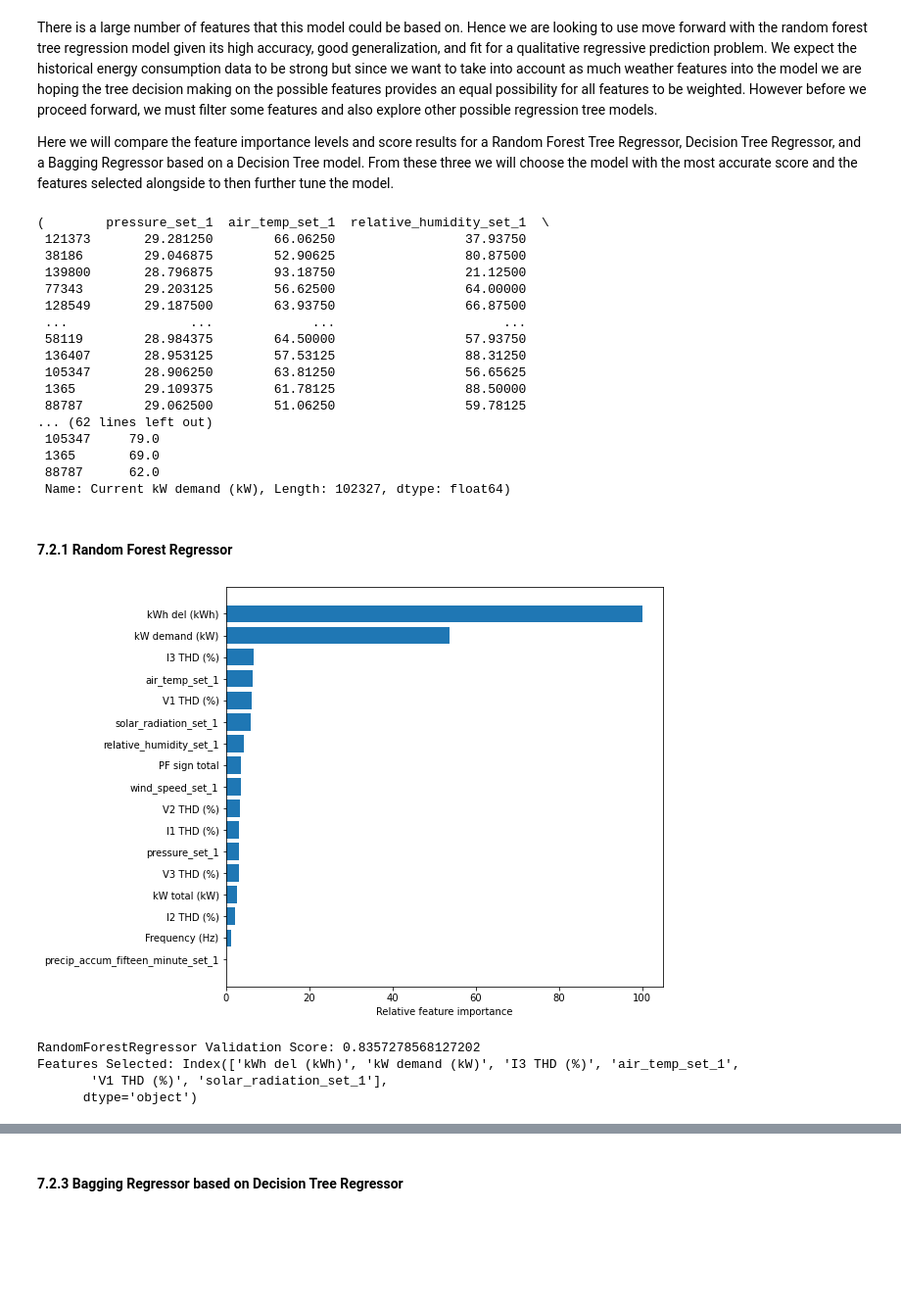
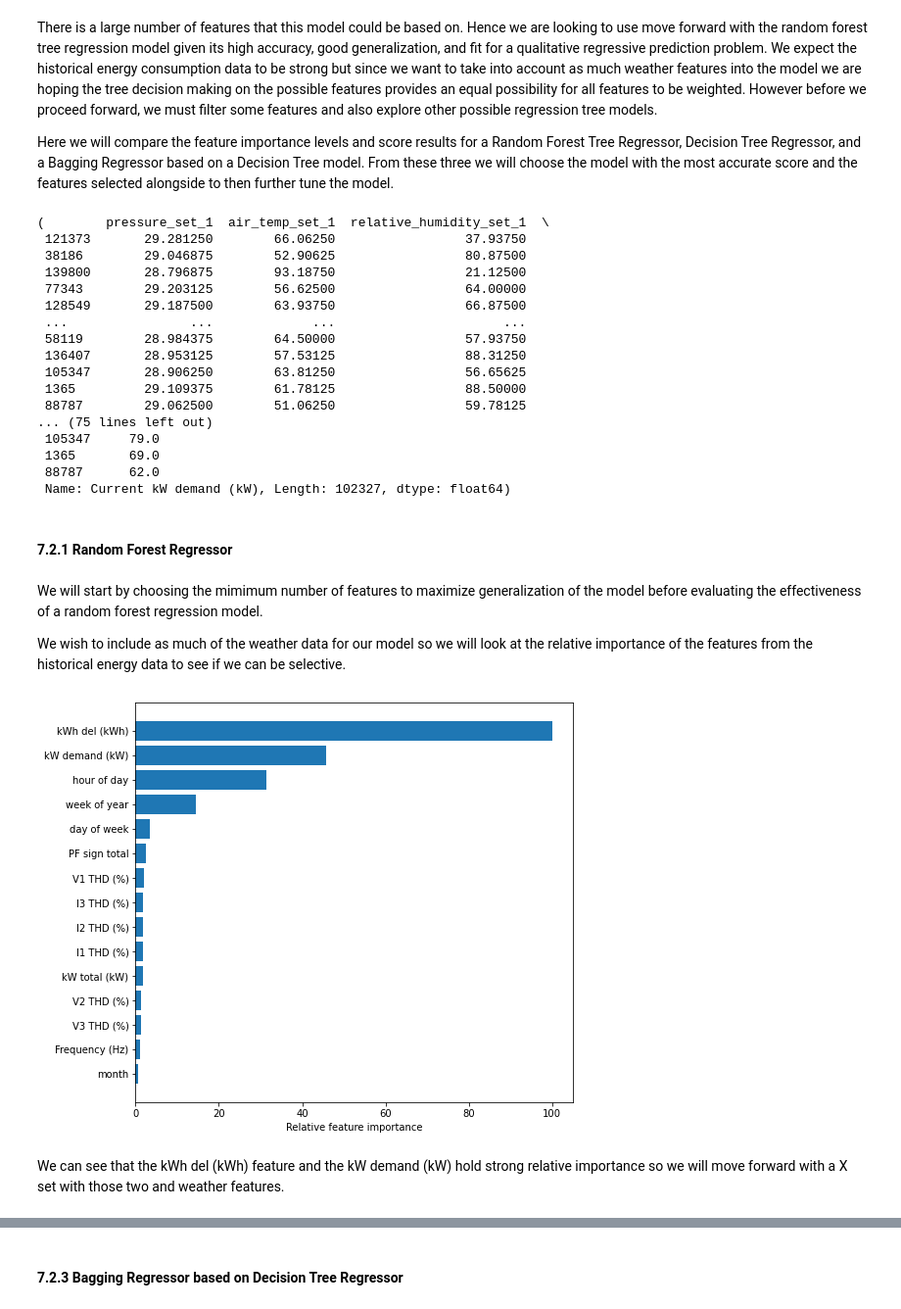
Before and after one commit to rachelngjiemin/131_group2, a Jupyter notebook: grp2_final_proj/FinalProjectTemplate_2022.ipynb, the cells around one changed output, grey strips where cells are left out. Shown at 98% size. Drawn from its saved outputs; the diff is of its cells as text; code cells hidden in the pictures; blank space fills up the shorter version.

Commit message:
Prediction Modelling focusing on Random Forest + Prediction Result Visuals

```diff
--- a/grp2_final_proj/FinalProjectTemplate_2022.ipynb
+++ b/grp2_final_proj/FinalProjectTemplate_2022.ipynb
@@ -584,7 +584,7 @@ def get_previous_year_data(t):
         return pd.Series(np.full((1,11), np.nan)[0])
 # %%
 ### NOTICE: This cell is computation heavy
-df_with_history = df_combined.iloc[: , :-16]
+df_with_history = df_combined.copy()
 df_with_history[df_combined.iloc[: , 7:-4].columns] = df_combined['Date_Time'].apply(get_previous_year_data)
 df_with_history
 # %% [output]
@@ -706,7 +710,7 @@ from sklearn.metrics import confusion_matrix
 # %%
 ### Functions
 
-def importance_plot(tree):
+def importance_plot(tree, X=X, y=y):
     feature_importance = tree.feature_importances_
 
     #relative feature importance
@@ -720,12 +724,39 @@ def importance_plot(tree):
     plt.barh(width=feat_df.importance, y=feat_df.feature)
     plt.xlabel('Relative feature importance');
     return feat_df
+
+def get_feature_scores(tree, important_features):
+    scores = []
+    highest_score = (0, 0)
+    for i in range(1, len(important_features)):
+        top_features = i
+        energy_features = list(important_features.sort_values(by='importance', ascending=False).feature[:top_features])
+        X_train = X[energy_features + weather_features]
+        y_train = y
+
+        X_train, X_val, y_train, y_val = train_test_split(X_train, y_train, test_size = 0.25, random_state = 3)
+
+        tree.fit(X_train, y_train)
+
+        score = tree.score(X_val, y_val)
+        scores.append((i, score))
+        if score > highest_score[1]:
+            highest_score = (i, score)
+        print(f'Energy feature count: {i}, Score: {score}')
+    return highest_score, scores
 # %%
 ### Split the data into features and target variable
 X = df_model.iloc[:,:-1]
 y = df_model.iloc[:,-1]
 
 X, X_test, y, y_test = train_test_split(X, y, test_size = 0.25, random_state = 2022)
+
+date_time = X.iloc[:, 6]
+X.drop("Date_Time", axis=1, inplace=True)
+
+date_time_test = X_test.iloc[:, 6]
+X_test.drop("Date_Time", axis=1, inplace=True)
+
 X, y
 # %% [output]
 (        pressure_set_1  air_temp_set_1  relative_humidity_set_1  \
@@ -740,7 +771,7 @@ X, y
  105347       28.906250        63.81250                 56.65625
  1365         29.109375        61.78125                 88.50000
  88787        29.062500        51.06250                 59.78125
-... (62 lines left out)
+... (75 lines left out)
  105347     79.0
  1365       69.0
  88787      62.0
@@ -748,25 +781,17 @@ X, y
 # %% [markdown]
 #### 7.2.1 Random Forest Regressor
+# %% [markdown]
+We will start by choosing the mimimum number of features to maximize generalization of the model before evaluating the effectiveness of a random forest regression model.
+
+We wish to include as much of the weather data for our model so we will look at the relative importance of the features from the historical energy data to see if we can be selective.
 # %%
 rf_tree = RandomForestRegressor(n_estimators=150, random_state=2022)
-rf_tree.fit(X, y)
+X1 = X.iloc[:, 6:]
 
-important_features_rf = importance_plot(rf_tree)
+rf_tree.fit(X1, y)
+
+important_features_rf = importance_plot(rf_tree, X=X1)
 # %% [output]
-[figure, old version]
+[figure, new version]
-# %%
-top_features = 6
-X_train = X[important_features_rf.sort_values(by='importance', ascending=False).feature[:top_features]]
-y_train = y
-
-X_train, X_val, y_train, y_val = train_test_split(X_train, y_train, test_size = 0.25, random_state = 1)
-
-rf_tree.fit(X_train, y_train)
-rf_score = rf_tree.score(X_val, y_val)
-print(f'RandomForestRegressor Validation Score: {rf_score}')
-print(f'Features Selected: {X_train.columns}')
-# %% [output]
-RandomForestRegressor Validation Score: 0.8357278568127202
-Features Selected: Index(['kWh del (kWh)', 'kW demand (kW)', 'I3 THD (%)', 'air_temp_set_1',
-       'V1 THD (%)', 'solar_radiation_set_1'],
-      dtype='object')
+# %% [markdown]
+We can see that the kWh del (kWh) feature and the kW demand (kW) hold strong relative importance so we will move forward with a X set with those two and weather features.
```
Also changed, not shown: parts of 41 cells of this notebook.
